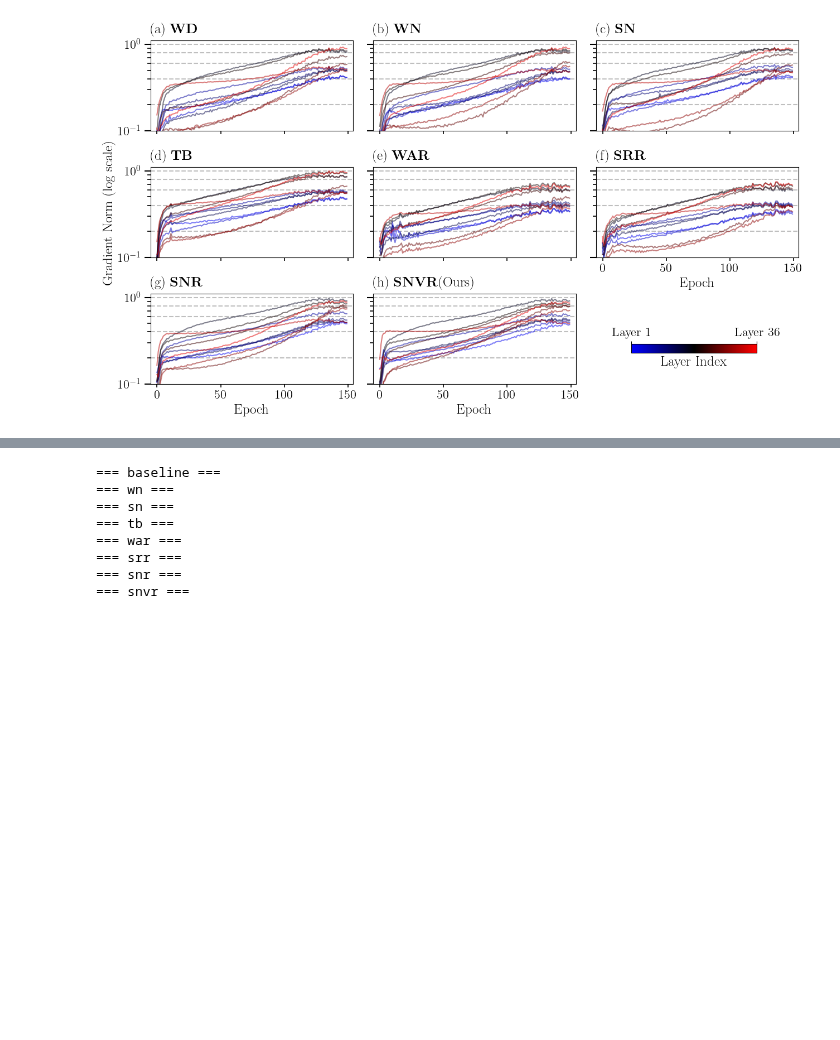
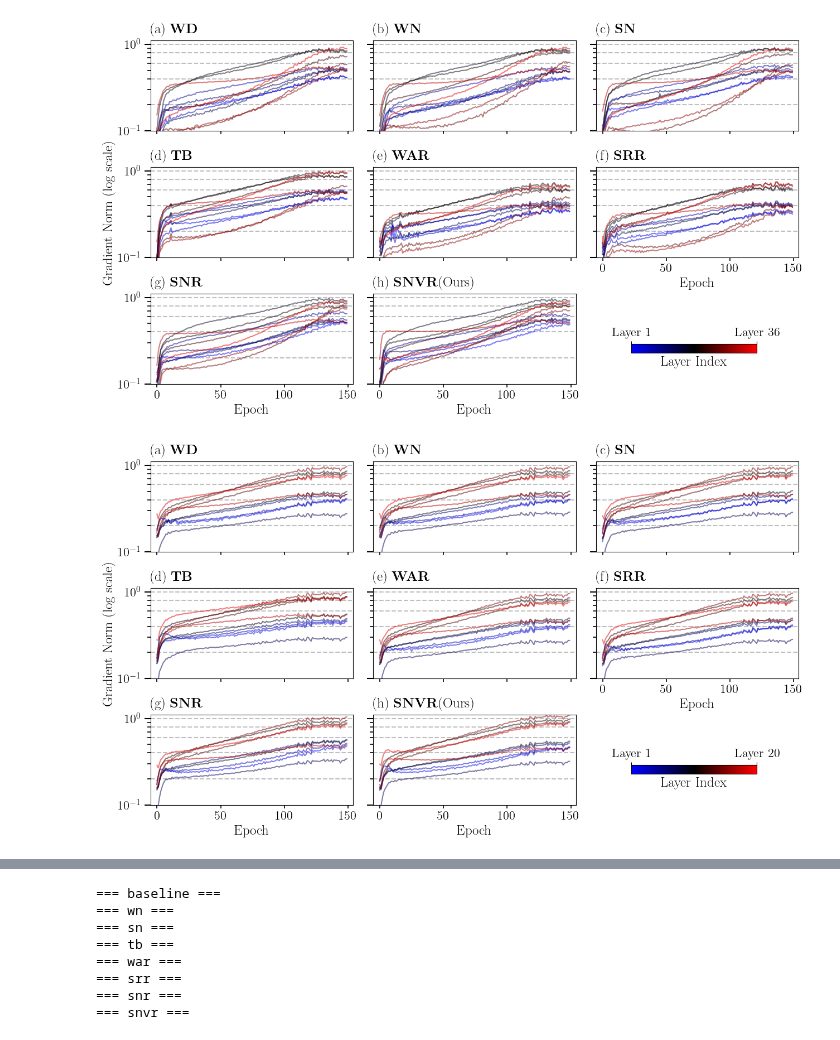
Before and after one commit to lim-sorry/snvr, a Jupyter notebook: analysis.ipynb, the cells around one changed output, grey strips where cells are left out. Saved outputs shown, nothing was run; the diff lists cells and outputs as text; code cells hidden in the pictures; blank space fills up the shorter version.

```diff
--- a/analysis.ipynb
+++ b/analysis.ipynb
@@ -137,3 +146,92 @@ plt.subplots_adjust(wspace=0.1, hspace=0.4)
 plt.savefig('figures/visualization_grad_norm.pdf', bbox_inches='tight', dpi=300)
 # %% [output]
 [figure]
+# %%
+import numpy as np
+import pandas as pd
+import matplotlib.pyplot as plt
+from matplotlib.colors import LinearSegmentedColormap
+from math import ceil
+
+titles = [r'(a) \textbf{WD}', r'(b) \textbf{WN}', r'(c) \textbf{SN}', r'(d) \textbf{TB}', r'(e) \textbf{WAR}', r'(f) \textbf{SRR}', r'(g) \textbf{SNR}', r'(h) \textbf{SNVR}(Ours)']
+methods = ['baseline','wn', 'sn','tb', 'war', 'srr', 'snr', 'snvr']
+
+fig, axs = plt.subplots(3, 3, figsize=(15, 8))
+
+cdict = {
+    'red':   ((0.0, 0.0, 0.0),
+              (0.5, 0.0, 0.0),
+              (1.0, 1.0, 1.0)),
+    'green': ((0.0, 0.0, 0.0),
+              (1.0, 0.0, 0.0)),
+    'blue':  ((0.0, 1.0, 1.0),
+              (0.5, 0.0, 0.0),
+              (1.0, 0.0, 0.0))
+}
+blue_black_red_cmap = LinearSegmentedColormap('BlueBlackRed', cdict)
+
+
+for i, method in enumerate(methods):
+    epoch_grad_norms = np.load(f'output/resnet18/cifar100/{method}/3/grad.npy')
+    if method == 'wn':
+        epoch_grad_norms = epoch_grad_norms[:,::2]
+
+    ax = axs.flatten()[i]
+
+    norm_factor = epoch_grad_norms.shape[1]
+
+    for idx in range(1, norm_factor, 2):
+        grad_norms = epoch_grad_norms[:,idx]
+        x = np.arange(grad_norms.shape[0])
+        y = grad_norms.mean(axis=1)
+        y = np.where(np.isinf(y), np.nan, y)
+        s = pd.Series(y)
+        y = s.interpolate()
+
+        c_index = idx / norm_factor
+        rgb = blue_black_red_cmap(c_index)
+
+        ax.plot(x, y, alpha=.5, color=rgb)
+
+    ax.set_yscale('log')
+    ax.set_ylim(0.1, 1.1)
+    ax.set_xlim(-5, x.max()+5)
+
+    if i in [5, 6, 7]:
+        ax.set_xlabel('Epoch', fontsize=18)
+    else:
+        ax.set_xticklabels([])
+
+    if i == 3:
+        ax.set_ylabel('Gradient Norm (log scale)', fontsize=18)
+
+    if i % 3 != 0:
+        ax.set_yticklabels([])
+
+    for y in [0.2,.4,.6,.8,1.]:
+        ax.axhline(y, linestyle='--', color='gray', alpha=0.5, zorder=-1)
+
+
+    ax.set_title(titles[i], fontsize=18, loc='left', pad=10)
+
+    ax.tick_params(labelsize=16, which='major', axis='y', size=8, width=1.5)
+    ax.tick_params(labelsize=16, which='minor', axis='y', size=4, width=1.2)
+    ax.tick_params(labelsize=16, axis='x', size=4, width=1.2)
+
+ax = axs.flatten()[8]
+ax.axis('off')
+
+cbar_ax = fig.add_axes([0.70, 0.18, 0.15, 0.02])
+cbar = plt.colorbar(plt.cm.ScalarMappable(cmap=blue_black_red_cmap),
+                    cax=cbar_ax,
+                    orientation='horizontal',
+                    ticks=[0, 1])
+cbar.set_ticklabels(['Layer 1', f'Layer {norm_factor}'], fontsize=16)
+cbar_ax.xaxis.tick_top()
+cbar.set_label('Layer Index', fontsize=18)
+cbar_ax.xaxis.set_label_position('bottom')
+
+plt.subplots_adjust(wspace=0.1, hspace=0.4)
+plt.savefig('figures/visualization_grad_norm_resnet18.pdf', bbox_inches='tight', dpi=300)
+# %% [output]
+[figure, added]
```
Also changed, not shown: parts of 7 cells of this notebook, 2 other files.
